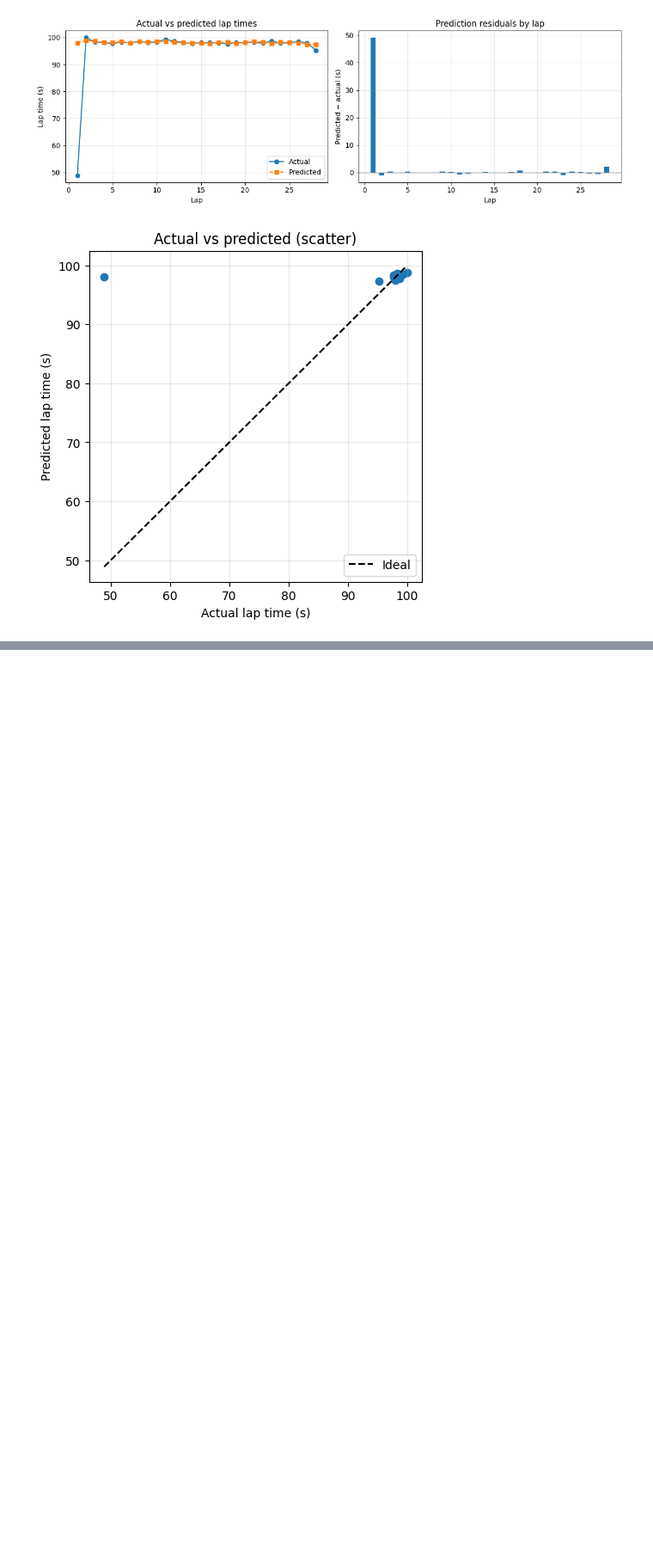
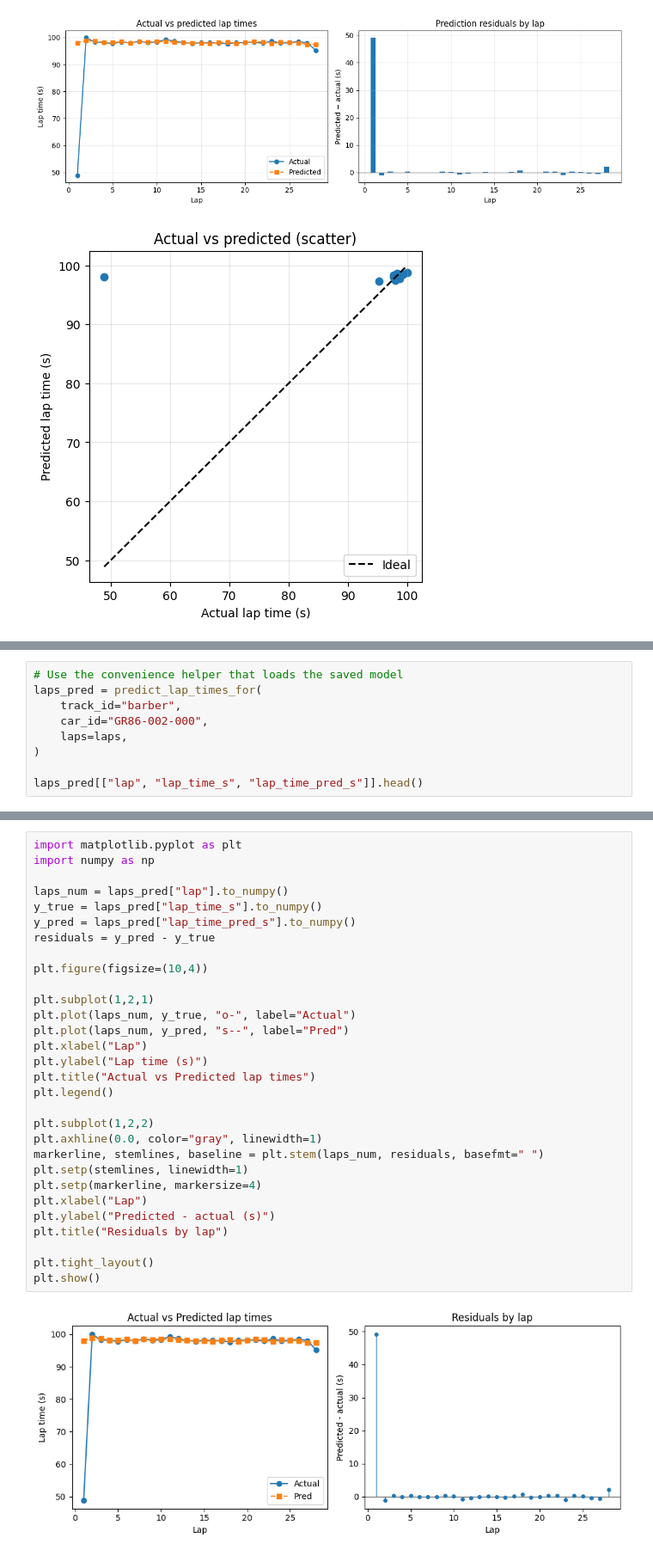
Before and after one commit to ngstephen1/DataScienceHackbyToyota, a Jupyter notebook: notebooks/11_barber_predictive_model.ipynb, the cells around one changed output, grey strips where cells are left out. Shown: that part at 86% size. Cells and saved outputs as stored; diff of their text form; blank space fills up the shorter version.

Commit message:
add predictive model, chatbot, reviewer

```diff
--- a/notebooks/11_barber_predictive_model.ipynb
+++ b/notebooks/11_barber_predictive_model.ipynb
@@ -297,0 +327,9 @@ plt.show()
+# %%
+# Use the convenience helper that loads the saved model
+laps_pred = predict_lap_times_for(
+    track_id="barber",
+    car_id="GR86-002-000",
+    laps=laps,
+)
+
+laps_pred[["lap", "lap_time_s", "lap_time_pred_s"]].head()
@@ -297,0 +343,32 @@ plt.show()
+# %%
+import matplotlib.pyplot as plt
+import numpy as np
+
+laps_num = laps_pred["lap"].to_numpy()
+y_true = laps_pred["lap_time_s"].to_numpy()
+y_pred = laps_pred["lap_time_pred_s"].to_numpy()
+residuals = y_pred - y_true
+
+plt.figure(figsize=(10,4))
+
+plt.subplot(1,2,1)
+plt.plot(laps_num, y_true, "o-", label="Actual")
+plt.plot(laps_num, y_pred, "s--", label="Pred")
+plt.xlabel("Lap")
+plt.ylabel("Lap time (s)")
+plt.title("Actual vs Predicted lap times")
+plt.legend()
+
+plt.subplot(1,2,2)
+plt.axhline(0.0, color="gray", linewidth=1)
+markerline, stemlines, baseline = plt.stem(laps_num, residuals, basefmt=" ")
+plt.setp(stemlines, linewidth=1)
+plt.setp(markerline, markersize=4)
+plt.xlabel("Lap")
+plt.ylabel("Predicted - actual (s)")
+plt.title("Residuals by lap")
+
+plt.tight_layout()
+plt.show()
+# %% [output]
+[figure, added]
```
Also changed, not shown: parts of 2 cells of this notebook, 6 other files.
